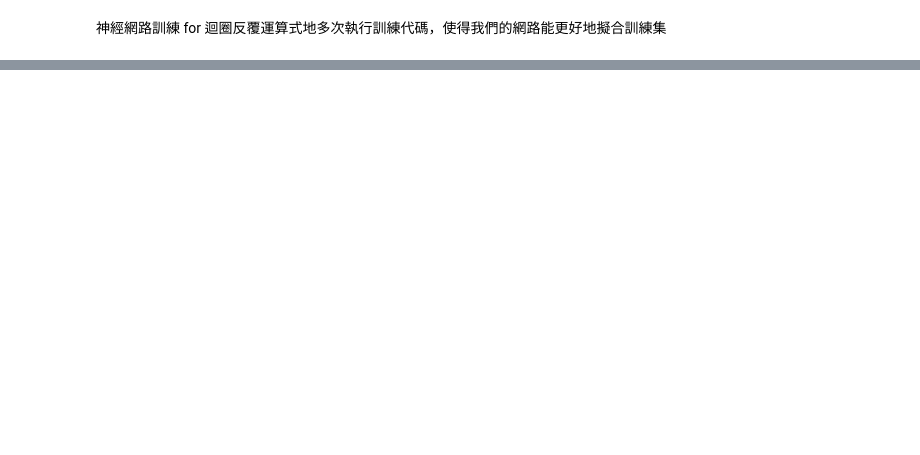
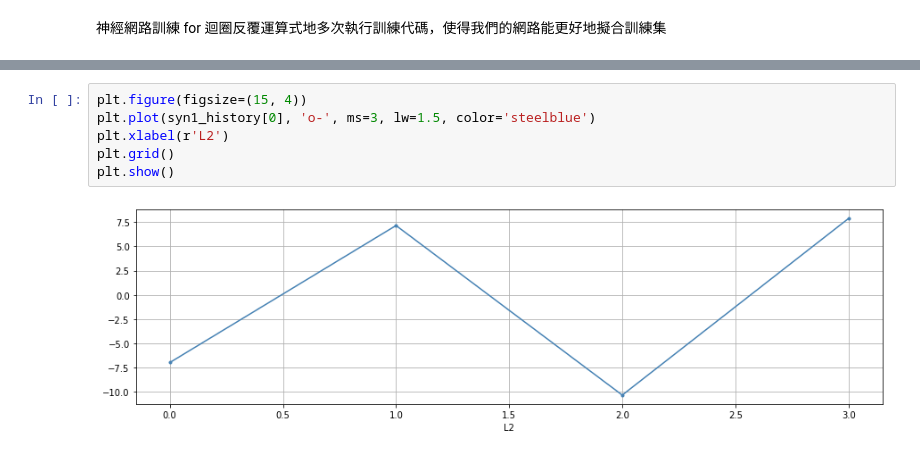
Before and after one commit to penguinwang96825/ML100Days, a Jupyter notebook: homework/Day075/Day75-Back_Propagation_HW.ipynb, the cells around one changed output, grey strips where cells are left out. Drawn from its saved outputs; the diff is of its cells as text; blank space fills up the shorter version.

```diff
--- a/homework/Day075/Day75-Back_Propagation_HW.ipynb
+++ b/homework/Day075/Day75-Back_Propagation_HW.ipynb
@@ -77,0 +129,8 @@ print(l1)
+# %%
+plt.figure(figsize=(15, 4))
+plt.plot(syn1_history[0], 'o-', ms=3, lw=1.5, color='steelblue')
+plt.xlabel(r'L2')
+plt.grid()
+plt.show()
+# %% [output]
+[figure, added]
```
Also changed, not shown: parts of 7 cells of this notebook.
